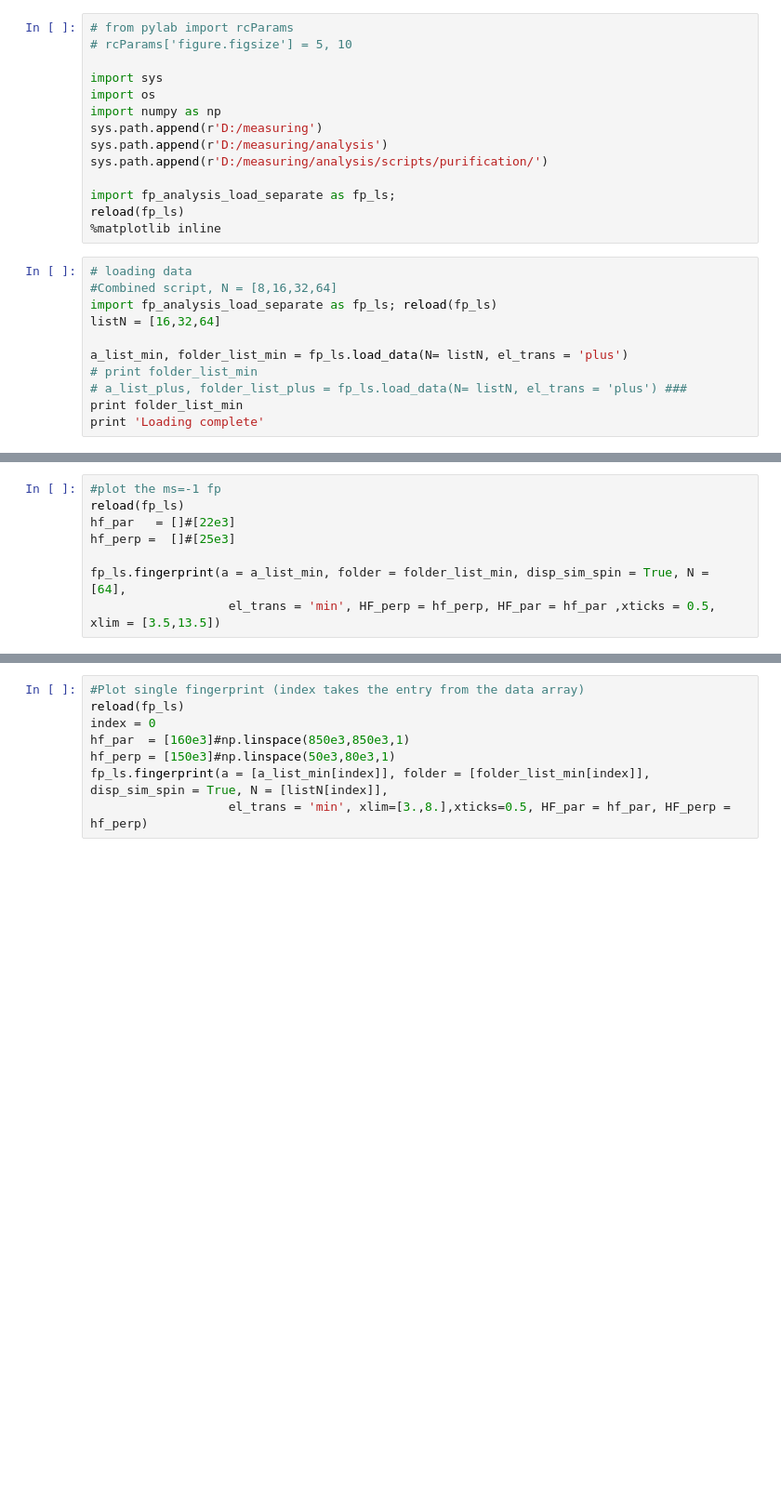
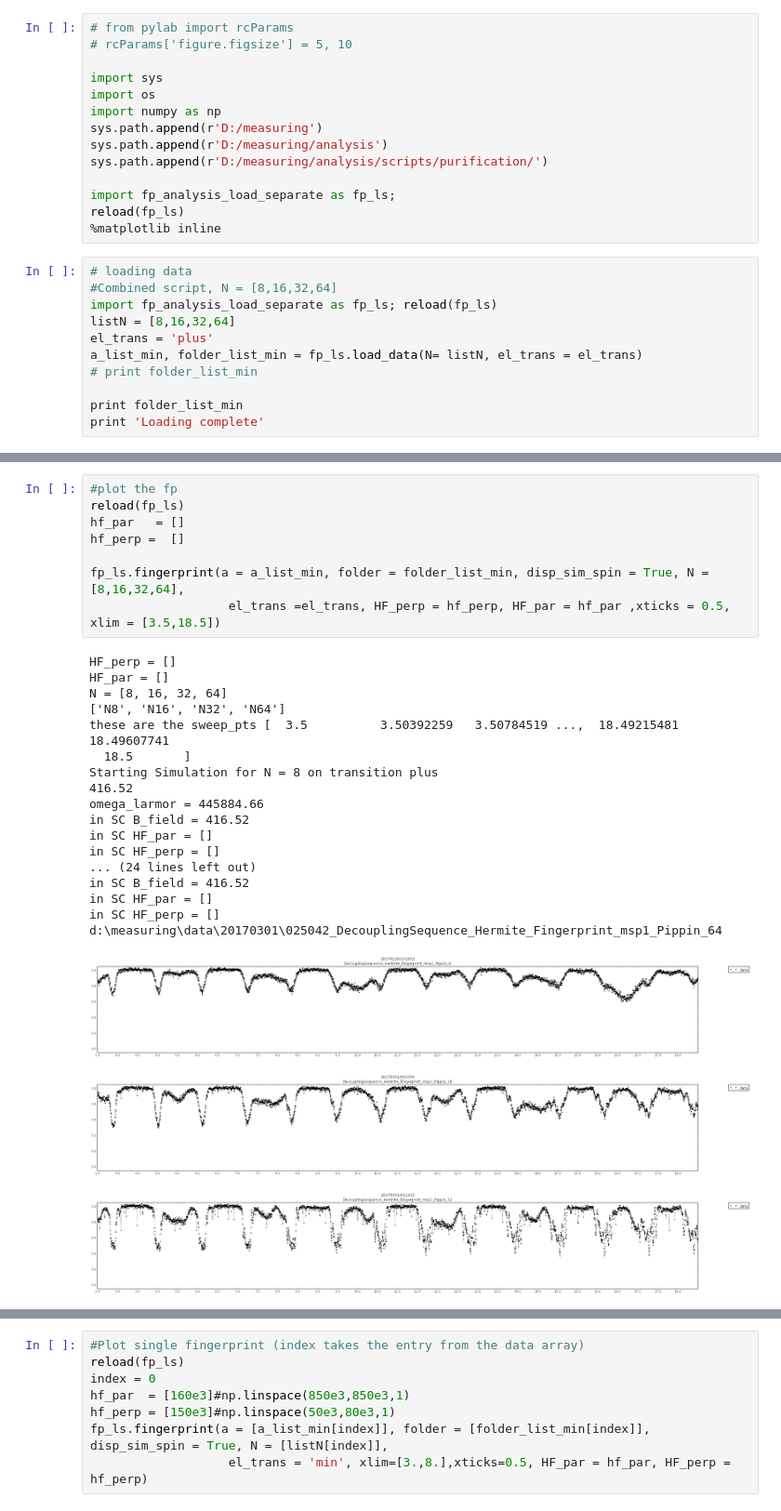
Before and after one commit to zaguros/analysis, a Jupyter notebook: notebooks/purification/LT3/Fingerprints.ipynb, the cells around one changed output, grey strips where cells are left out. Shown at 93% size. Drawn from its saved outputs; the diff is of its cells as text; blank space fills up the shorter version.

```diff
--- a/notebooks/purification/LT3/Fingerprints.ipynb
+++ b/notebooks/purification/LT3/Fingerprints.ipynb
@@ -18,10 +18,10 @@ reload(fp_ls)
 # loading data
 #Combined script, N = [8,16,32,64]
 import fp_analysis_load_separate as fp_ls; reload(fp_ls)
-listN = [16,32,64]
+listN = [8,16,32,64]
+el_trans = 'plus'
+a_list_min, folder_list_min = fp_ls.load_data(N= listN, el_trans = el_trans)
+# print folder_list_min
 
-a_list_min, folder_list_min = fp_ls.load_data(N= listN, el_trans = 'plus')
-# print folder_list_min
-# a_list_plus, folder_list_plus = fp_ls.load_data(N= listN, el_trans = 'plus') ###
 print folder_list_min
 print 'Loading complete'
@@ -28,8 +48,29 @@ print 'Loading complete'
 # %%
-#plot the ms=-1 fp
+#plot the fp
 reload(fp_ls)
-hf_par   = []#[22e3]
-hf_perp =  []#[25e3]
+hf_par   = []
+hf_perp =  []
 
-fp_ls.fingerprint(a = a_list_min, folder = folder_list_min, disp_sim_spin = True, N = [64],
-                   el_trans = 'min', HF_perp = hf_perp, HF_par = hf_par ,xticks = 0.5, xlim = [3.5,13.5])
+fp_ls.fingerprint(a = a_list_min, folder = folder_list_min, disp_sim_spin = True, N = [8,16,32,64],
+                   el_trans =el_trans, HF_perp = hf_perp, HF_par = hf_par ,xticks = 0.5, xlim = [3.5,18.5])
+# %% [output]
+HF_perp = []
+HF_par = []
+N = [8, 16, 32, 64]
+['N8', 'N16', 'N32', 'N64']
+these are the sweep_pts [  3.5          3.50392259   3.50784519 ...,  18.49215481  18.49607741
+  18.5       ]
+Starting Simulation for N = 8 on transition plus
+416.52
+omega_larmor = 445884.66
+in SC B_field = 416.52
+in SC HF_par = []
+in SC HF_perp = []
+... (24 lines left out)
+in SC B_field = 416.52
+in SC HF_par = []
+in SC HF_perp = []
+d:\measuring\data\20170301\025042_DecouplingSequence_Hermite_Fingerprint_msp1_Pippin_64
+[figure, added]
+[figure, added]
+[figure, added]
```
Also changed, not shown: parts of 3 cells of this notebook, 21 other files.
